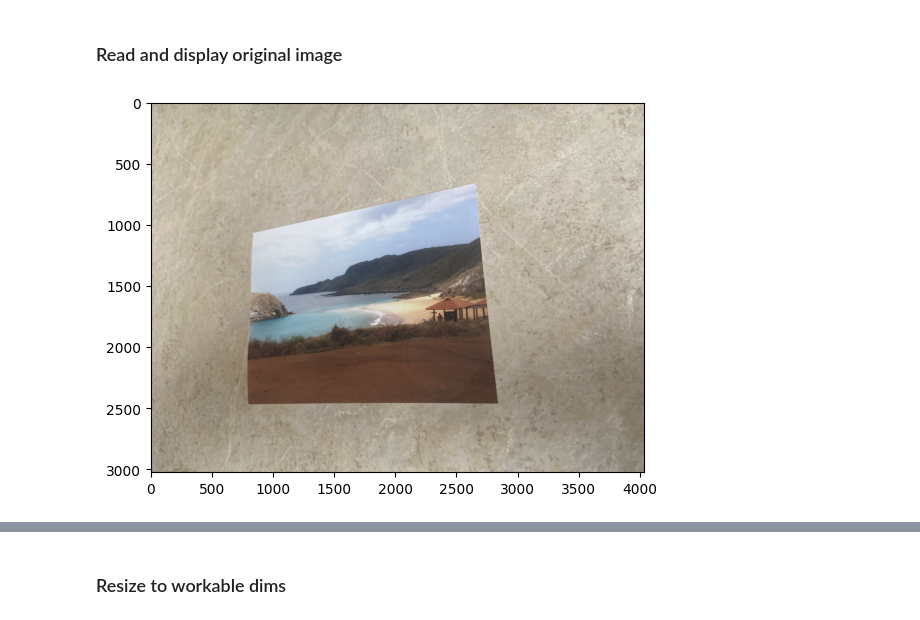
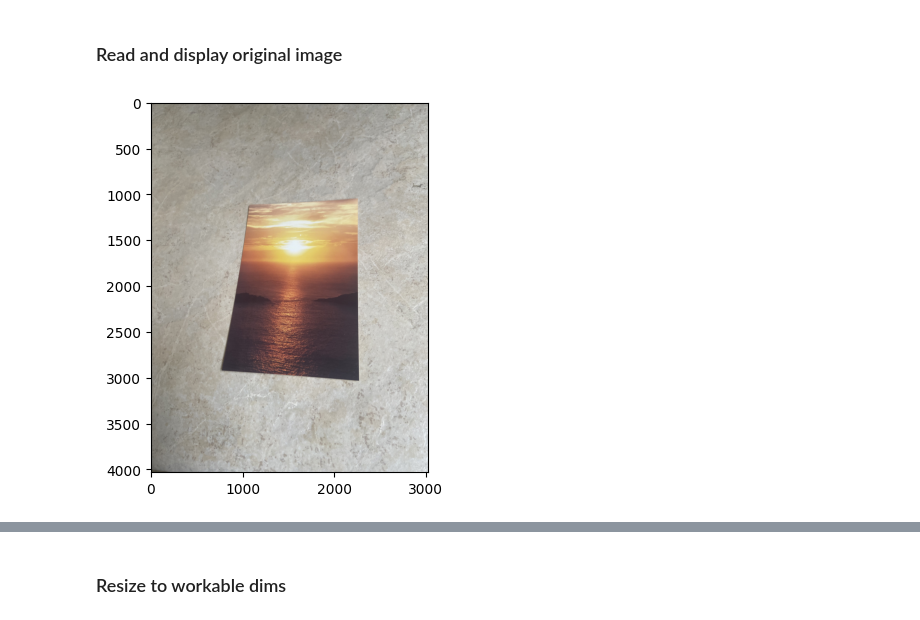
Before and after one commit to ceschini/planar_homography, a Jupyter notebook: notebooks/planar_homog.ipynb, the cells around one changed output, grey strips where cells are left out. Saved outputs shown, nothing was run; the diff lists cells and outputs as text; code cells hidden in the pictures.

```diff
--- a/notebooks/planar_homog.ipynb
+++ b/notebooks/planar_homog.ipynb
@@ -40,9 +40,11 @@ def order_points(pts):
 # %% [markdown]
 ### Read and display original image
 # %%
-original = cv2.imread('../img/foto1_cap1.jpg')
-original = cv2.cvtColor(original, cv2.COLOR_BGR2RGB)  # check whether this is going to cause problems
+original = cv2.imread('../img/foto2_cap1.jpg')
+original = cv2.cvtColor(original, cv2.COLOR_BGR2RGB)
+gt = cv2.imread('../img/foto2_gt.jpg')
+gt = cv2.cvtColor(gt, )
 plt.imshow(original)
 plt.show()
 # %% [output]
-[figure, old version]
+[figure, new version]
```
Also changed, not shown: parts of 41 cells of this notebook, 2 other files.
